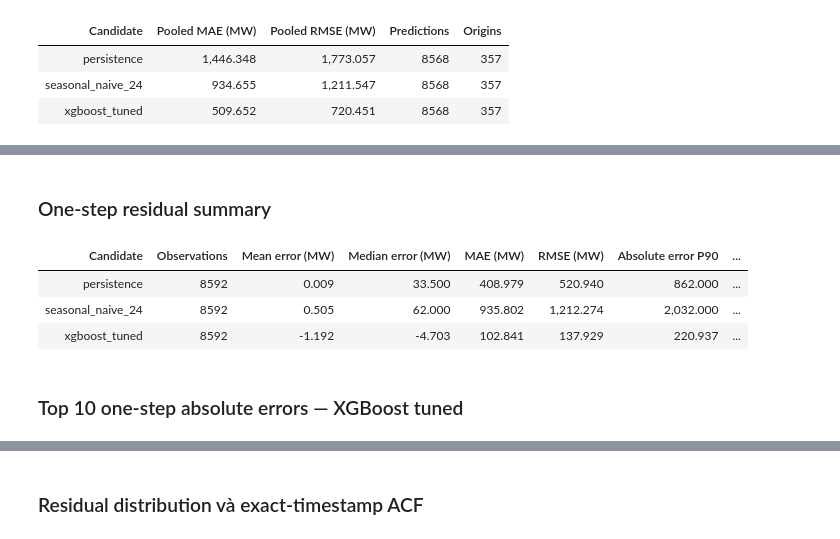
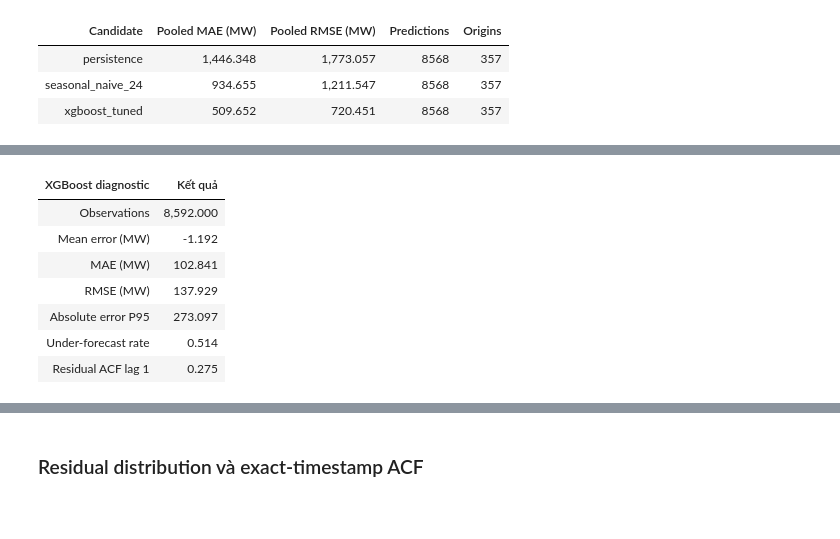
Before and after one commit to Tuvienn/TOTAL_LAB_PRACTICE_FOR_TIME_SERIES, a Jupyter notebook: total_practice/Practice_3_v2/notebooks/Practice_3_v2_present.ipynb, the cells around one changed output, grey strips where cells are left out. Cells and saved outputs as stored; diff of their text form; code cells hidden in the pictures; blank space fills up the shorter version.

```diff
--- a/total_practice/Practice_3_v2/notebooks/Practice_3_v2_present.ipynb
+++ b/total_practice/Practice_3_v2/notebooks/Practice_3_v2_present.ipynb
@@ -974,52 +735,27 @@ display(style_table(phase_08_protocol))
 # %%
-phase_08_residual_summary = pd.DataFrame(phase_08_result["one_step"]["candidate_summaries"])
-phase_08_residual_summary = phase_08_residual_summary.rename(
-    columns={
-        "candidate": "Candidate",
-        "n_observations": "Observations",
-        "mean_error": "Mean error (MW)",
-        "median_error": "Median error (MW)",
-        "mae": "MAE (MW)",
-        "rmse": "RMSE (MW)",
-        "absolute_error_p90": "Absolute error P90",
-        "absolute_error_p95": "Absolute error P95",
-        "over_forecast_rate": "Over-forecast rate",
-        "under_forecast_rate": "Under-forecast rate",
-    }
+xgb_residual = next(
+    item for item in phase_08_result["one_step"]["candidate_summaries"]
+    if item["candidate"] == "xgboost_tuned"
 )
-phase_08_residual_summary = phase_08_residual_summary[[
-    "Candidate", "Observations", "Mean error (MW)", "Median error (MW)",
-    "MAE (MW)", "RMSE (MW)", "Absolute error P90", "Absolute error P95",
-    "Over-forecast rate", "Under-forecast rate",
-]]
-display(Markdown("### One-step residual summary"))
-display(
-    style_table(
-        phase_08_residual_summary,
-        formats={
-        "Mean error (MW)": "{:,.3f}", "Median error (MW)": "{:,.3f}",
-        "MAE (MW)": "{:,.3f}", "RMSE (MW)": "{:,.3f}",
-        "Absolute error P90": "{:,.3f}", "Absolute error P95": "{:,.3f}",
-        "Over-forecast rate": "{:.2%}", "Under-forecast rate": "{:.2%}",
-        },
-        row_highlighter=highlight_locked_model,
-    )
+phase_08_diagnostics = pd.DataFrame(
+    [
+        ["Observations", xgb_residual["n_observations"]],
+        ["Mean error (MW)", xgb_residual["mean_error"]],
+        ["MAE (MW)", xgb_residual["mae"]],
+        ["RMSE (MW)", xgb_residual["rmse"]],
+        ["Absolute error P95", xgb_residual["absolute_error_p95"]],
+        ["Under-forecast rate", xgb_residual["under_forecast_rate"]],
+        ["Residual ACF lag 1", phase_08_result["one_step"]["xgboost_residual_acf"][0]["autocorrelation"]],
+    ],
+    columns=["XGBoost diagnostic", "Kết quả"],
 )
-phase_08_largest_errors = pd.DataFrame(phase_08_result["one_step"]["xgboost_largest_errors"])
-phase_08_largest_errors = phase_08_largest_errors.rename(columns={
-    "rank": "Rank", "timestamp": "Timestamp", "actual": "Actual (MW)",
-    "prediction": "Prediction (MW)", "error": "Signed error (MW)",
-    "absolute_error": "Absolute error (MW)",
-})
-display(Markdown("### Top 10 one-step absolute errors — XGBoost tuned"))
-display(style_table(phase_08_largest_errors, formats={
-    "Actual (MW)": "{:,.3f}", "Prediction (MW)": "{:,.3f}",
-    "Signed error (MW)": "{:,.3f}", "Absolute error (MW)": "{:,.3f}",
-}))
+display(style_table(phase_08_diagnostics, formats={"Kết quả": lambda value: f"{value:,.3f}" if isinstance(value, float) else value}))
 # %% [output]
-### One-step residual summary
-| Candidate | Observations | Mean error (MW) | Median error (MW) | MAE (MW) | RMSE (MW) | Absolute error P90 | ... |
-| persistence | 8592 | 0.009 | 33.500 | 408.979 | 520.940 | 862.000 | ... |
-| seasonal_naive_24 | 8592 | 0.505 | 62.000 | 935.802 | 1,212.274 | 2,032.000 | ... |
-| xgboost_tuned | 8592 | -1.192 | -4.703 | 102.841 | 137.929 | 220.937 | ... |
+| XGBoost diagnostic | Kết quả |
+| Observations | 8,592.000 |
+| Mean error (MW) | -1.192 |
+| MAE (MW) | 102.841 |
+| RMSE (MW) | 137.929 |
+| Absolute error P95 | 273.097 |
+| Under-forecast rate | 0.514 |
+| Residual ACF lag 1 | 0.275 |
-### Top 10 one-step absolute errors — XGBoost tuned
```
Also changed, not shown: parts of 48 cells of this notebook, 20 other files.
